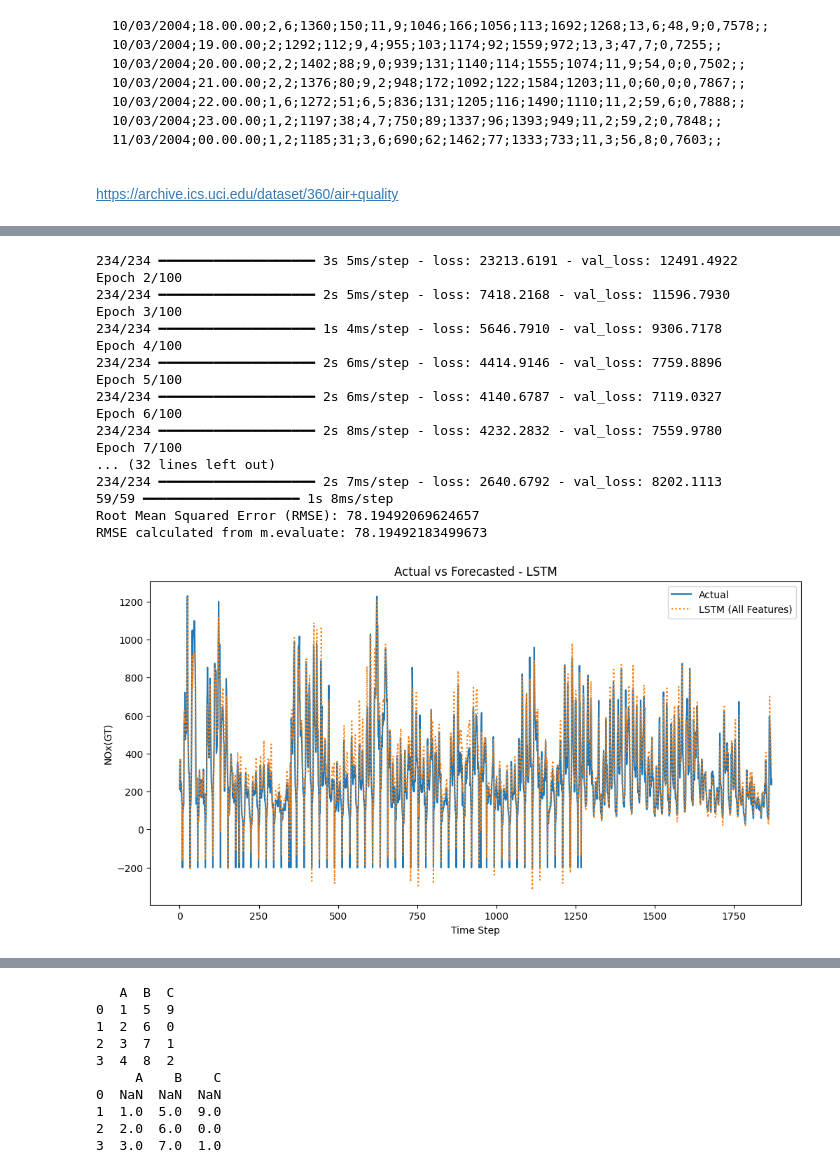
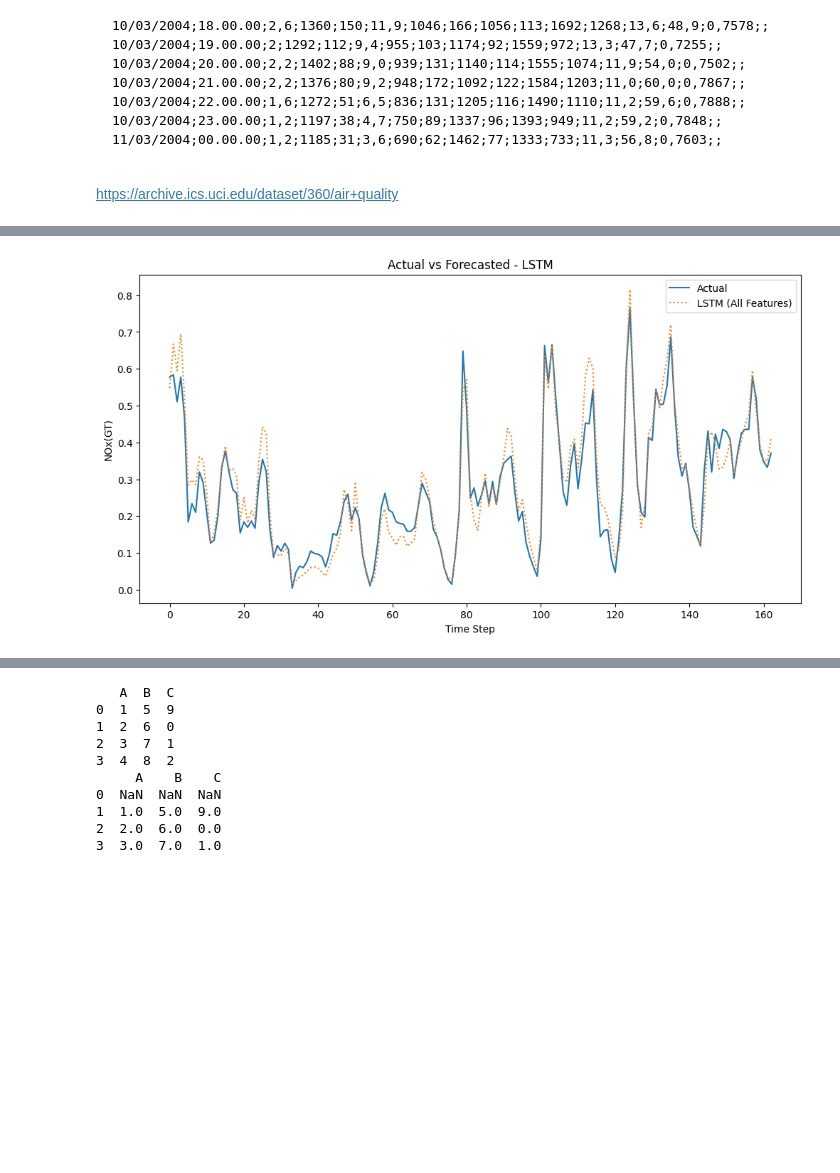
Before and after one commit to HAR5HA-7663/MCS-5993-Evolutionary-Computation-and-Deep-Learning, a Jupyter notebook: Assignments/5/AirQuality_LSTM_GRU.ipynb, the cells around one changed output, grey strips where cells are left out. Saved outputs shown, nothing was run; the diff lists cells and outputs as text; code cells hidden in the pictures; blank space fills up the shorter version.

```diff
--- a/Assignments/5/AirQuality_LSTM_GRU.ipynb
+++ b/Assignments/5/AirQuality_LSTM_GRU.ipynb
@@ -84,20 +126,25 @@ DateTime
 # %%
 # data preparation
 n_lags = 3
+target_col = 'NOx(GT)'
 
-def create_lagged_features_lstm(data, n_lags):
+def create_lagged_features_lstm(data, target=target_col, n_lags=5):
     lagged_data = data.copy()
     for i in range(1, n_lags + 1):
-        lagged_data[f'NOx_lag_{i}'] = lagged_data['NOx(GT)'].shift(i)
+        lagged_data[f'{target}_lag_{i}'] = lagged_data[target].shift(i)
     lagged_data = lagged_data.dropna() # drop any rows with missing values
     return lagged_data
 
-# apply lagged feature generation to train_data and test_data
-train_data_lagged = create_lagged_features_lstm(train_data, n_lags)
-test_data_lagged = create_lagged_features_lstm(test_data, n_lags)
+# Apply to each dataset
+train_data_lagged = create_lagged_features_lstm(train_scaled, target_col, n_lags)
+val_data_lagged   = create_lagged_features_lstm(val_scaled,   target_col, n_lags)
+test_data_lagged  = create_lagged_features_lstm(test_scaled,  target_col, n_lags)
 
-print(train_data_lagged.iloc[0])
-print(train_data_lagged.shape)
-# print(test_data_lagged.head())
-print(test_data_lagged.shape)
+# Verify lagged datasets
+print(f"{train_data_lagged.iloc[0]}\n")
+print(f"{val_data_lagged.iloc[0]}\n")
+print(f"Train lagged shape: {train_data_lagged.shape} \n")
+print(f"Val lagged shape:   {val_data_lagged.shape} \n")
+print(f"Test lagged shape:  {test_data_lagged.shape} \n")
+print(train_data_lagged.head())
 # %% [output]
@@ -129,16 +174,22 @@ print(y_train.shape)
 print(y_train[0:5])
 print(y_train[-5:])
 
+X_val_all_features = val_data_lagged.drop(columns=['NOx(GT)']).values
+y_val = val_data_lagged['NOx(GT)'].values
+
 X_test_all_features = test_data_lagged.drop(columns=['NOx(GT)']).values
 y_test = test_data_lagged['NOx(GT)'].values
 
 # reshape data for LSTM (samples, timesteps, features)
 # //  <--- floor division
 X_train_lstm_all_features = X_train_all_features.reshape((X_train_all_features.shape[0], n_lags, X_train_all_features.shape[1] // n_lags))
+X_val_lstm_all_features = X_val_all_features.reshape((X_val_all_features.shape[0], n_lags, X_val_all_features.shape[1] // n_lags))
 X_test_lstm_all_features = X_test_all_features.reshape((X_test_all_features.shape[0], n_lags, X_test_all_features.shape[1] // n_lags))
 
-print(X_train_lstm_all_features.shape)
-print(X_test_lstm_all_features.shape)
+print(f"\n \nTrain: {X_train_lstm_all_features.shape}")
+print(f"Val:   {X_val_lstm_all_features.shape}")
+print(f"Test:  {X_test_lstm_all_features.shape} \n \n")
 print(X_train_lstm_all_features[0:5])
+print()
 print(X_train_lstm_all_features[-5:])
 # %% [output]
@@ -171,7 +222,8 @@ from tensorflow.keras.callbacks import EarlyStopping
 
 # build the model
 model_all_features = Sequential()
-model_all_features.add(LSTM(50, activation='relu', input_shape=(n_lags, X_train_lstm_all_features.shape[2]))) # 3, 5
+# model_all_features.add(LSTM(50, activation='relu', input_shape=(n_lags, X_train_lstm_all_features.shape[2]))) # 3, 5
+model_all_features.add(LSTM(50, activation='tanh', recurrent_activation='sigmoid', input_shape=(n_lags, X_train_lstm_all_features.shape[2]))) # making it bit complex so it will use cudnn kernels
 model_all_features.add(Dense(1))
 model_all_features.compile(optimizer='adam', loss='mse')
 
@@ -179,7 +231,7 @@ model_all_features.compile(optimizer='adam', loss='mse')
 early_stopping = EarlyStopping(monitor='val_loss', patience=10, restore_best_weights=True)
 
 # train
-history_all_features = model_all_features.fit(X_train_lstm_all_features, y_train, epochs=100, batch_size=32, validation_data=(X_test_lstm_all_features, y_test), callbacks=[early_stopping], verbose=1)
+history_all_features = model_all_features.fit(X_train_lstm_all_features, y_train, epochs=100, batch_size=32, validation_data=(X_val_lstm_all_features, y_val), callbacks=[early_stopping], verbose=1)
 
 # forecast
 y_pred_all_features = model_all_features.predict(X_test_lstm_all_features)
@@ -205,21 +273,4 @@ Epoch 1/100
-234/234 ━━━━━━━━━━━━━━━━━━━━ 3s 5ms/step - loss: 23213.6191 - val_loss: 12491.4922
-Epoch 2/100
-234/234 ━━━━━━━━━━━━━━━━━━━━ 2s 5ms/step - loss: 7418.2168 - val_loss: 11596.7930
-Epoch 3/100
-234/234 ━━━━━━━━━━━━━━━━━━━━ 1s 4ms/step - loss: 5646.7910 - val_loss: 9306.7178
-Epoch 4/100
-234/234 ━━━━━━━━━━━━━━━━━━━━ 2s 6ms/step - loss: 4414.9146 - val_loss: 7759.8896
-Epoch 5/100
-234/234 ━━━━━━━━━━━━━━━━━━━━ 2s 6ms/step - loss: 4140.6787 - val_loss: 7119.0327
-Epoch 6/100
-234/234 ━━━━━━━━━━━━━━━━━━━━ 2s 8ms/step - loss: 4232.2832 - val_loss: 7559.9780
-Epoch 7/100
-... (32 lines left out)
-234/234 ━━━━━━━━━━━━━━━━━━━━ 2s 7ms/step - loss: 2640.6792 - val_loss: 8202.1113
-59/59 ━━━━━━━━━━━━━━━━━━━━ 1s 8ms/step
-Root Mean Squared Error (RMSE): 78.19492069624657
-RMSE calculated from m.evaluate: 78.19492183499673
-[figure, old version]
+[figure, new version]
 # %%
 # import libraries
 import numpy as np
```
Also changed, not shown: parts of 9 cells of this notebook, 2 other files.
